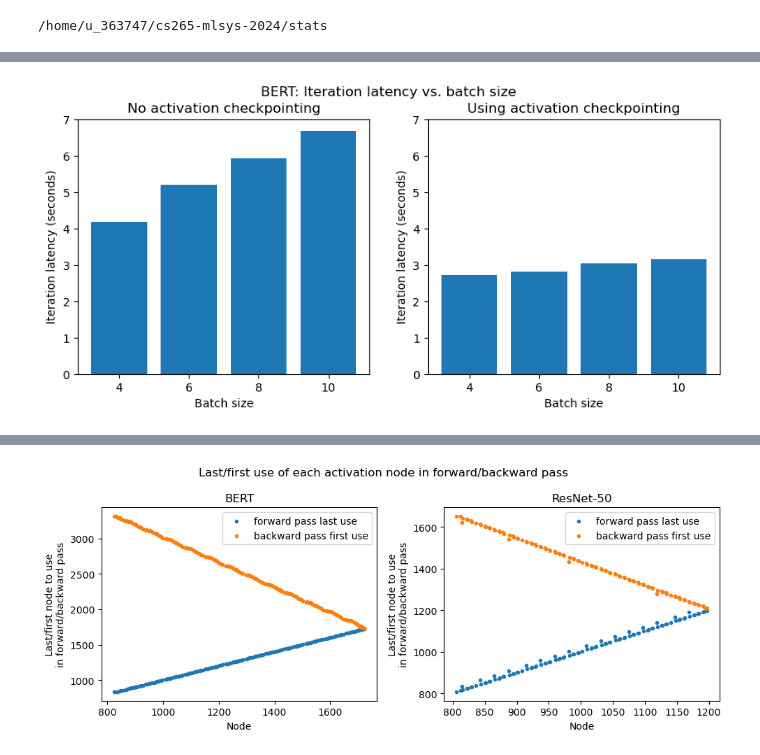
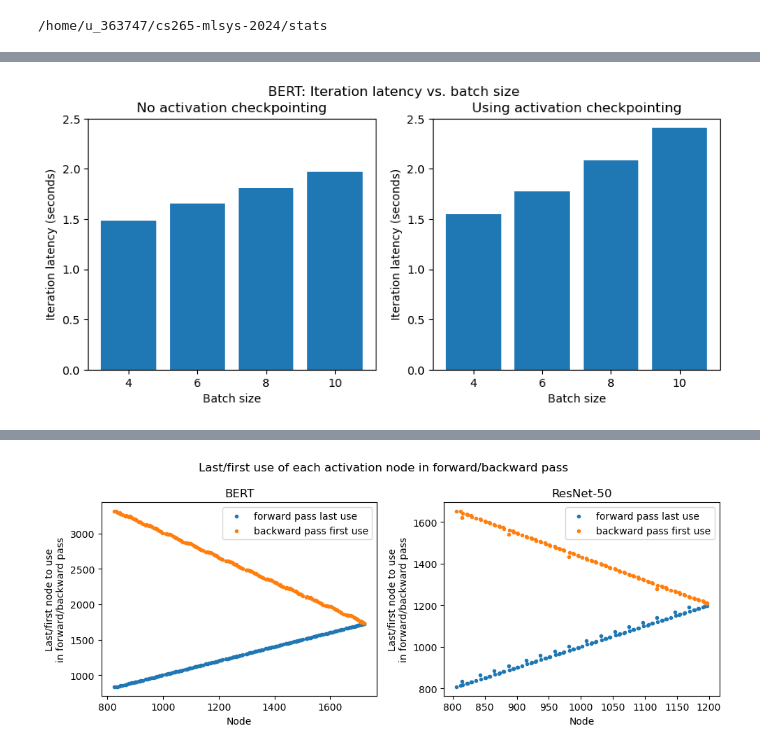
Before and after one commit to DennisD1122/cs265-mlsys-2024, a Jupyter notebook: analysis2.ipynb, the cells around one changed output, grey strips where cells are left out. Drawn from its saved outputs; the diff is of its cells as text; code cells hidden in the pictures.

```diff
--- a/analysis2.ipynb
+++ b/analysis2.ipynb
@@ -38,7 +38,7 @@ def plot_iteration_latency(model_name, ymax):
         for batch_size in batch_sizes:
             with open(f'stats_{mode}_{model_name}_{batch_size}.json') as f:
                 stats = json.load(f)
-            runtimes.append(stats['iteration_latency'])
+            runtimes.append(sum(node['runtime'] for node in stats['nodes']))
         runtimes = np.array(runtimes)
         batch_sizes = np.array(batch_sizes)
         axes[mode].bar(batch_sizes.astype(str), runtimes/1000)
@@ -55,7 +55,7 @@ plot_peak_mem('hf_Bert', 10)
 # %%
-plot_iteration_latency('hf_Bert', 7)
+plot_iteration_latency('hf_Bert', 2.5)
 # %% [output]
-[figure, old version]
+[figure, new version]
 # %%
 plot_peak_mem('resnet50', 11)
 # %% [output]
```
Also changed, not shown: parts of 6 cells of this notebook, 17 other files.
